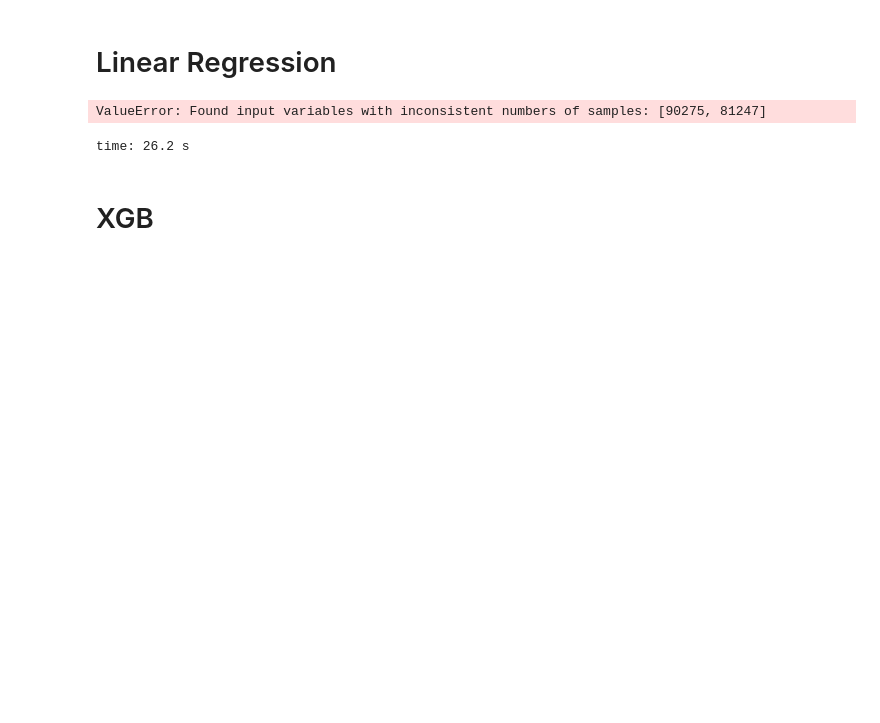
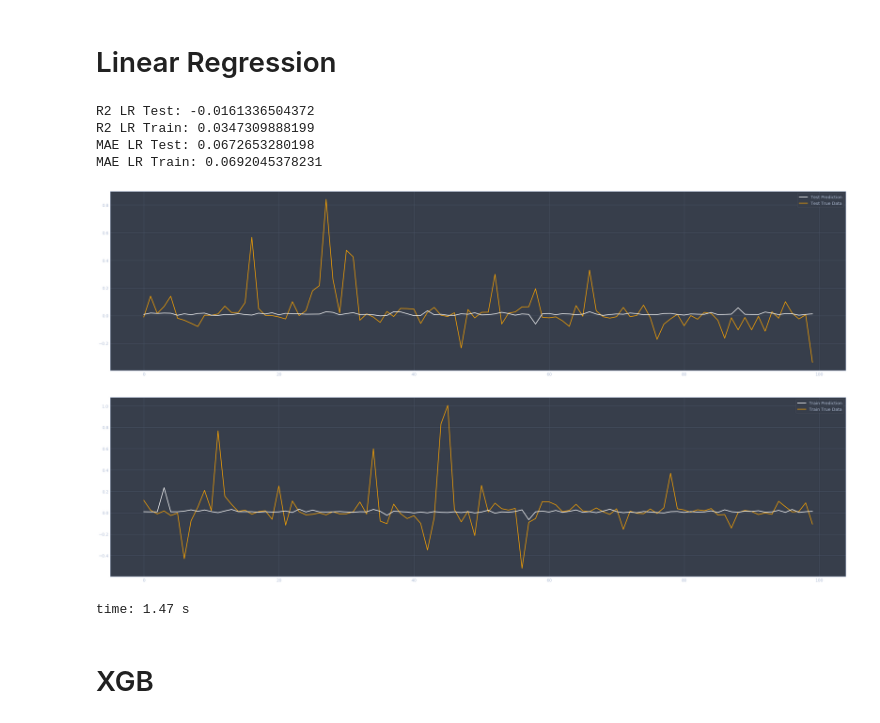
Before and after one commit to tudoriliuta/ZillowForecast, a Jupyter notebook: ZillowForecast.ipynb, the cells around one changed output. Saved outputs shown, nothing was run; the diff lists cells and outputs as text; code cells hidden in the pictures; blank space fills up the shorter version.

```diff
--- a/ZillowForecast.ipynb
+++ b/ZillowForecast.ipynb
@@ -211,36 +262,41 @@ plt.bar(counts['month_of_year'].values, counts['parcelid'].values)
 # %%
 model_lr = LinearRegression()
 # Fir the model to train data
-model_lr.fit(x_train_oh, y_train)
+model_lr.fit(x_rfe_train, y_train)
 
 #selector = RFE(LinearRegression(), 200, step=100)
 #selector = selector.fit(x_train, y_train)
 
 # Make a prediction for the test set
-y_pred_lr_test = model_lr.predict(x_test)
-y_pred_lr_train = model_lr.predict(x_train_oh)
+y_pred_lr_test = model_lr.predict(x_rfe_test)
+y_pred_lr_train = model_lr.predict(x_rfe_train)
 # Score the predictor on the test set
 #model_lr.score(x_test, y_test)
 # Feature importance
-feature_importance_lr = pd.DataFrame(model_lr.coef_, columns=['Weight'], index=new_sparse_columns).sort_values('Weight', ascending=False)
+feature_importance_lr = pd.DataFrame(model_lr.coef_, columns=['Weight'], index=best_columns).sort_values('Weight', ascending=False)
 # Same R2 computation based but based on metrics library
 print('R2 LR Test:', r2_score(y_test, y_pred_lr_test))
 print('R2 LR Train:', r2_score(y_train, y_pred_lr_train))
 
 predicted_mae_lr_test = mean_absolute_error(y_test, y_pred_lr_test)
 print('MAE LR Test:', predicted_mae_lr_test)
 predicted_mae_lr_train = mean_absolute_error(y_train, y_pred_lr_train)
-print('MAE LR  Train:', predicted_mae_lr_train)
+print('MAE LR Train:', predicted_mae_lr_train)
 
 
 sample = 100 # Number of records to look at - makes the visualisation more meaningful.
 # Plot test true vs predicted values
 plot_data(y_test, y_pred_lr_test, sample, 'Test', linewidth=2)
 # Plot train true vs predicted values
 plot_data(y_train, y_pred_lr_train, sample, 'Train', linewidth=2)
 # %% [output]
-ValueError: Found input variables with inconsistent numbers of samples: [90275, 81247]
+R2 LR Test: -0.0161336504372
+R2 LR Train: 0.0347309888199
+MAE LR Test: 0.0672653280198
+MAE LR Train: 0.0692045378231
+[figure, added]
+[figure, added]
-time: 26.2 s
+time: 1.47 s
 # %% [markdown]
 # XGB
 # %%
```
Also changed, not shown: parts of 16 cells of this notebook.
